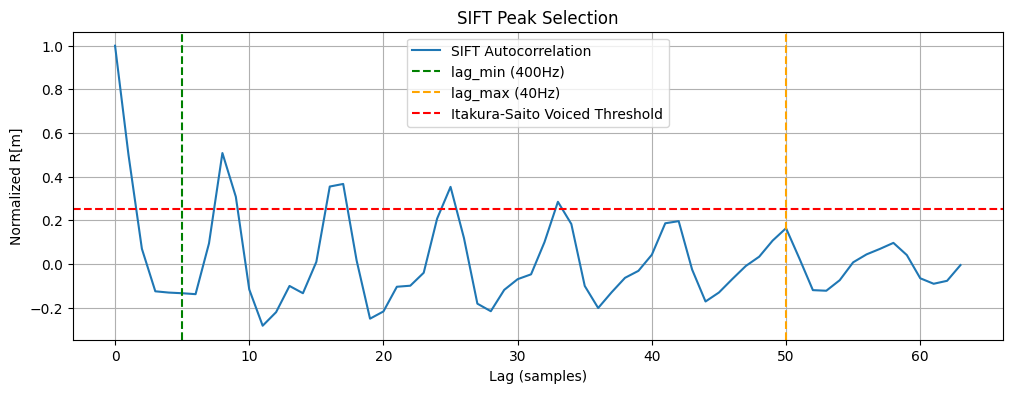
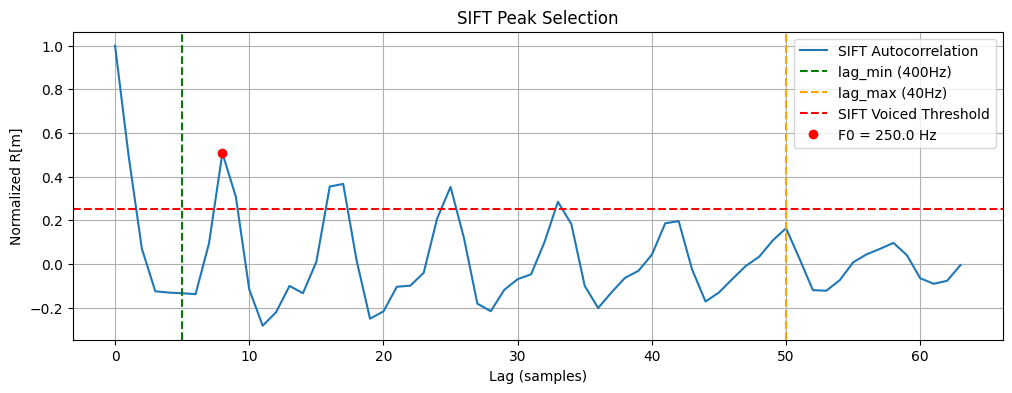
The change to this notebook cell's code, shown as a diff; its figure went from the first image to the second:
--- before
+++ after
@@ -1,43 +1,72 @@
 # --- STEP 5: F0 Extraction and Decision ---
 
-# 1. Energy threshold check
-energy = np.sum(signal**2)
-energy_threshold = 0.25 
+# -------- Energy threshold from first frame --------
+# Assuming frame 0 is silence/noise
+noise_frame = frames[:, 0]
 
-if energy > energy_threshold:
+# RMS energy of the first frame
+noise_energy = np.sqrt(np.mean(noise_frame**2))
+
+# Convert to dB
+noise_energy_db = 20 * np.log10(noise_energy + 1e-12)
+
+# Threshold = noise floor + 10 dB
+energy_threshold_db = noise_energy_db + 10
+
+# -------- Current frame energy --------
+frame_energy = np.sqrt(np.mean(signal**2))
+frame_energy_db = 20 * np.log10(frame_energy + 1e-12)
+
+# -------- Voiced/Unvoiced Threshold --------
+voiced_threshold = 0.25
+
+# -------- Energy decision -------
+if frame_energy_db > energy_threshold_db:
     # 2. Define valid lag range for fs = 2000 Hz
-    # lag = fs / f0
     lag_min = int(fs / f0_max) # 2000 / 400 = 5 samples
     lag_max = int(fs / f0_min) # 2000 / 40 = 50 samples
-    
+
     # 3. Search for the peak in the residual autocorrelation
     r_valid = r_residue[lag_min:lag_max]
-    
+
     # Find all peaks in the valid range
     peaks_sift, _ = find_peaks(r_valid, height=0)
-    peaks_sift = peaks_sift + lag_min # Adjust index to global lag
-    
+
+    # Local → global lag
+    peaks_sift = peaks_sift + lag_min
+
     if len(peaks_sift) > 0:
-        # Select the strongest peak within the range
+        # Select strongest peak
         best_peak_sift = peaks_sift[np.argmax(r_residue[peaks_sift])]
-        f0_sift = fs / best_peak_sift
-        
-        print(f"--- SIFT Results for Frame {frame_index} ---")
-        print(f"Energy: {energy:.6f} (Threshold: {energy_threshold})")
-        print(f"Estimated Lag: {best_peak_sift} samples")
-        print(f"Estimated F0: {f0_sift:.2f} Hz")
+        peak_value = r_residue[best_peak_sift]
+
+        # -------- Voiced decision --------
+        if peak_value > voiced_threshold:
+            f0_sift = fs / best_peak_sift
+
+            print(f"--- SIFT Results for Frame {frame_index} ---")
+            print(f"Frame Energy: {frame_energy_db:.2f} dB")
+            print(f"Energy Threshold: {energy_threshold_db:.2f} dB")
+            print(f"Residual Peak: {peak_value:.3f}")
+            print(f"Estimated Lag: {best_peak_sift} samples")
+            print(f"Estimated F0: {f0_sift:.2f} Hz")
+        else:
+            f0_sift = 0
+            print("Residual peak below SIFT threshold (Unvoiced).")
     else:
         f0_sift = 0
         print("Voiced peak not found (Unvoiced).")
+
 else:
     f0_sift = 0
     print("Energy below threshold (Silence/Unvoiced).")
 
-# -------- Plotting the Result --------
+# -------- Plotting --------
 plt.figure(figsize=(12, 4))
-plt.plot(r_residue, label='SIFT Autocorrelation')
+plt.plot(r_residue, label='SIFT Autocorrelation' )
+
 plt.axvline(lag_min, color='g', linestyle='--', label='lag_min (400Hz)')
 plt.axvline(lag_max, color='orange', linestyle='--', label='lag_max (40Hz)')
-plt.axhline(energy_threshold, color='red', linestyle='--', label='Itakura-Saito Voiced Threshold')
+plt.axhline(voiced_threshold, color='red', linestyle='--', label='SIFT Voiced Threshold')
 
 if f0_sift > 0:

Commit: done